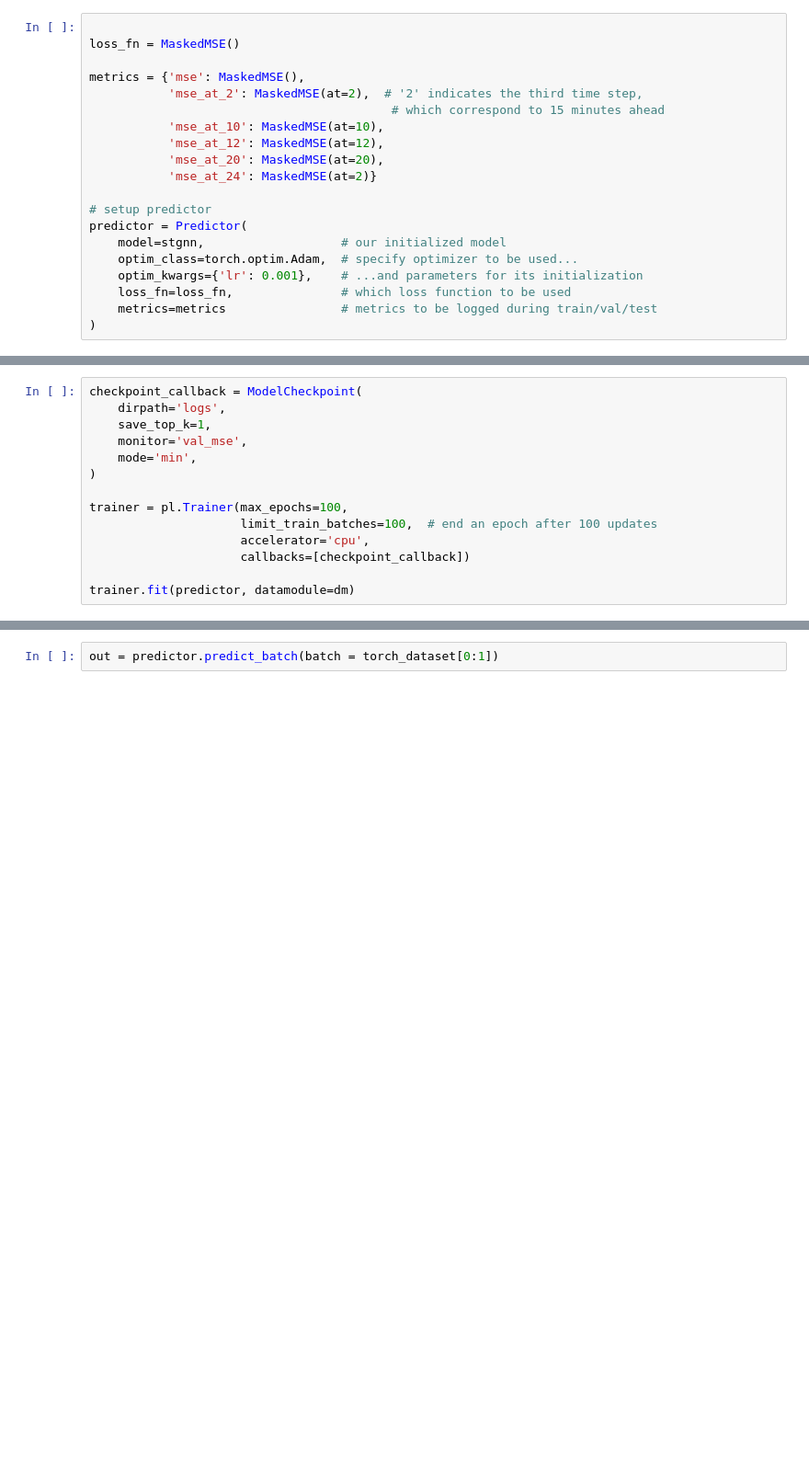
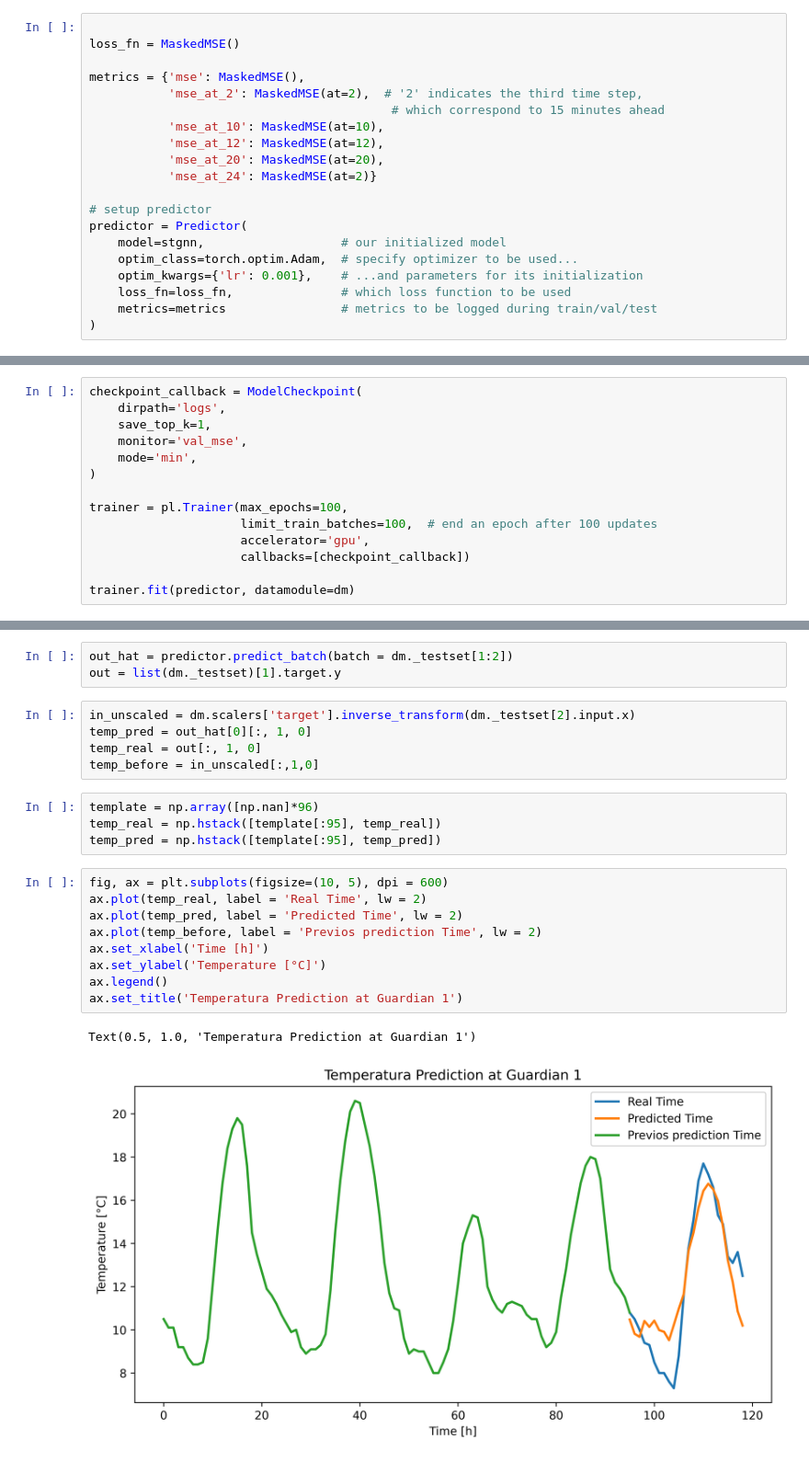
Before and after one commit to Dyotson/FrostGuard, a Jupyter notebook: ML/graph_model_all.ipynb, the cells around one changed output, grey strips where cells are left out. Shown at 92% size. Drawn from its saved outputs; the diff is of its cells as text; blank space fills up the shorter version.

```diff
--- a/ML/graph_model_all.ipynb
+++ b/ML/graph_model_all.ipynb
@@ -494,7 +451,7 @@ checkpoint_callback = ModelCheckpoint(
 
 trainer = pl.Trainer(max_epochs=100,
                      limit_train_batches=100,  # end an epoch after 100 updates
-                     accelerator='cpu',
+                     accelerator='gpu',
                      callbacks=[checkpoint_callback])
 
 trainer.fit(predictor, datamodule=dm)
@@ -544,4 +501,26 @@ WARNING:tsl:Predictor with already instantiated model is loading a state_dict fr
 └───────────────────────────┴───────────────────────────┘
-# %%
-out = predictor.predict_batch(batch = torch_dataset[0:1])
+# %%
+out_hat = predictor.predict_batch(batch = dm._testset[1:2])
+out = list(dm._testset)[1].target.y
+# %%
+in_unscaled = dm.scalers['target'].inverse_transform(dm._testset[2].input.x)
+temp_pred = out_hat[0][:, 1, 0]
+temp_real = out[:, 1, 0]
+temp_before = in_unscaled[:,1,0]
+# %%
+template = np.array([np.nan]*96)
+temp_real = np.hstack([template[:95], temp_real])
+temp_pred = np.hstack([template[:95], temp_pred])
+# %%
+fig, ax = plt.subplots(figsize=(10, 5), dpi = 600)
+ax.plot(temp_real, label = 'Real Time', lw = 2)
+ax.plot(temp_pred, label = 'Predicted Time', lw = 2)
+ax.plot(temp_before, label = 'Previos prediction Time', lw = 2)
+ax.set_xlabel('Time [h]')
+ax.set_ylabel('Temperature [°C]')
+ax.legend()
+ax.set_title('Temperatura Prediction at Guardian 1')
+# %% [output]
+Text(0.5, 1.0, 'Temperatura Prediction at Guardian 1')
+[figure, added]
 # %%
```
Also changed, not shown: parts of 26 cells of this notebook.
